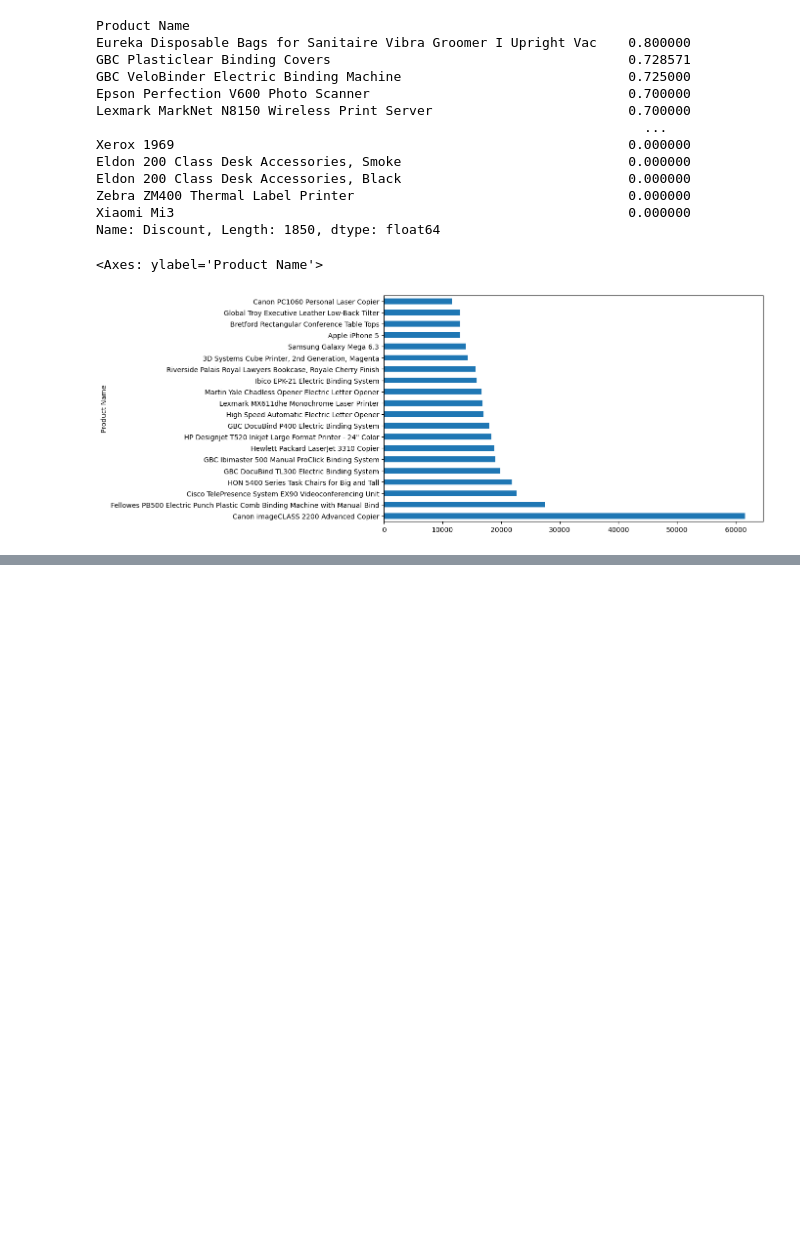
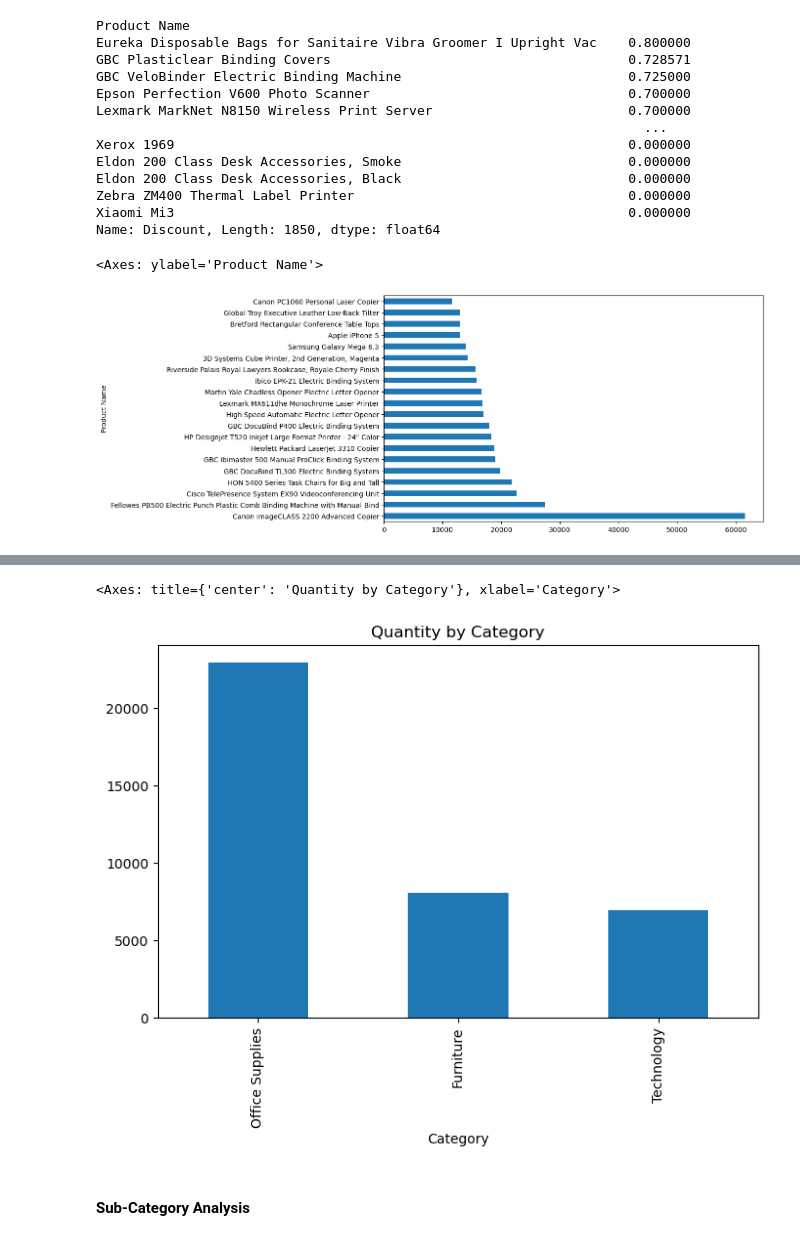
Before and after one commit to nikhilkanbarkar/data-science-and-machine-learning, a Jupyter notebook: Projects/SalesAnalysis/Notebook.ipynb, the cells around one changed output, grey strips where cells are left out. Saved outputs shown, nothing was run; the diff lists cells and outputs as text; code cells hidden in the pictures; blank space fills up the shorter version.

```diff
--- a/Projects/SalesAnalysis/Notebook.ipynb
+++ b/Projects/SalesAnalysis/Notebook.ipynb
@@ -507,0 +575,11 @@ top_product.head(20).plot(kind="barh", figsize=(10,6))
+# %%
+category_quantity.plot(
+    kind="bar",
+    figsize=(8,5),
+    title="Quantity by Category"
+)
+# %% [output]
+<Axes: title={'center': 'Quantity by Category'}, xlabel='Category'>
+[figure, added]
+# %% [markdown]
+#### Sub-Category Analysis
```
Also changed, not shown: parts of 12 cells of this notebook.
